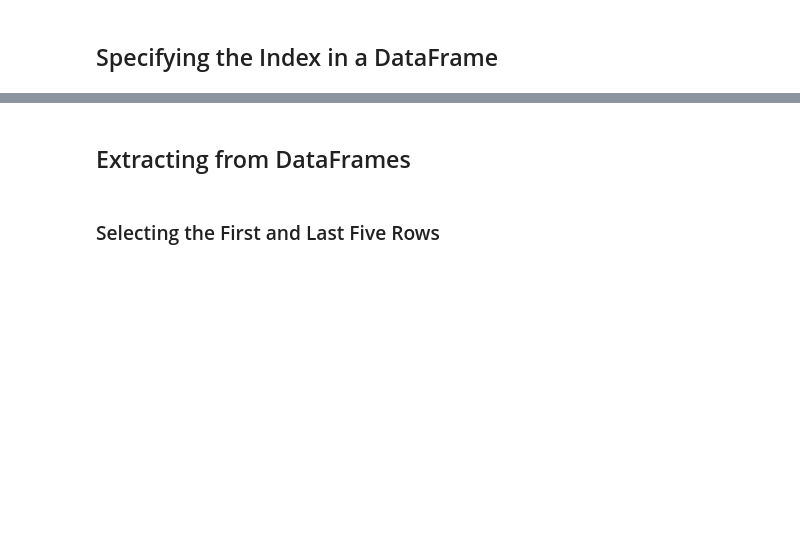
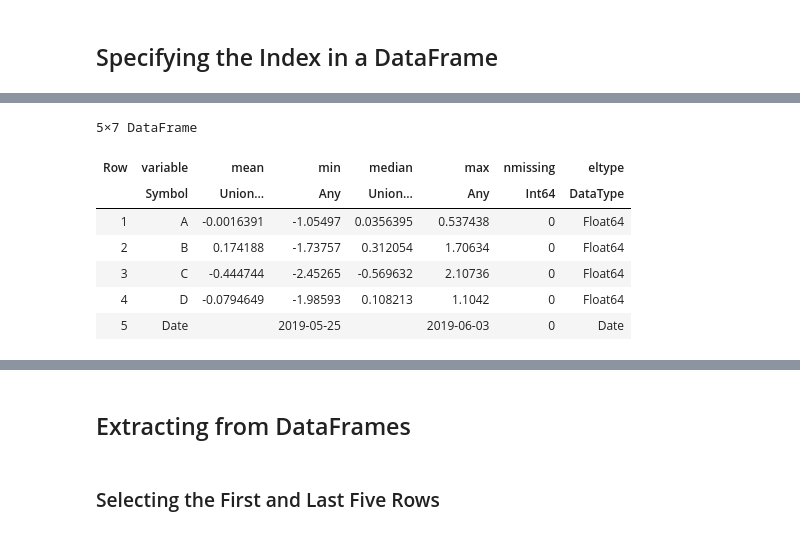
Before and after one commit to setrar/ml, a Jupyter notebook: ISBN-9781119545637/Python Machine Learning Source Code/Chapter 3 - Pandas.jl.ipynb, the cells around one changed output, grey strips where cells are left out. Cells and saved outputs as stored; diff of their text form; code cells hidden in the pictures; blank space fills up the shorter version.

```diff
--- a/ISBN-9781119545637/Python Machine Learning Source Code/Chapter 3 - Pandas.jl.ipynb
+++ b/ISBN-9781119545637/Python Machine Learning Source Code/Chapter 3 - Pandas.jl.ipynb
@@ -285,0 +302,13 @@ max     0.537438   1.706336   2.107360   1.104195
+# %%
+# print(df.describe())
+
+describe(df)
+# %% [output]
+5×7 DataFrame
+| Row | variable | mean | min | median | max | nmissing | eltype |
+|  | Symbol | Union… | Any | Union… | Any | Int64 | DataType |
+| 1 | A | -0.0016391 | -1.05497 | 0.0356395 | 0.537438 | 0 | Float64 |
+| 2 | B | 0.174188 | -1.73757 | 0.312054 | 1.70634 | 0 | Float64 |
+| 3 | C | -0.444744 | -2.45265 | -0.569632 | 2.10736 | 0 | Float64 |
+| 4 | D | -0.0794649 | -1.98593 | 0.108213 | 1.1042 | 0 | Float64 |
+| 5 | Date |  | 2019-05-25 |  | 2019-06-03 | 0 | Date |
```
Also changed, not shown: parts of 14 cells of this notebook.
